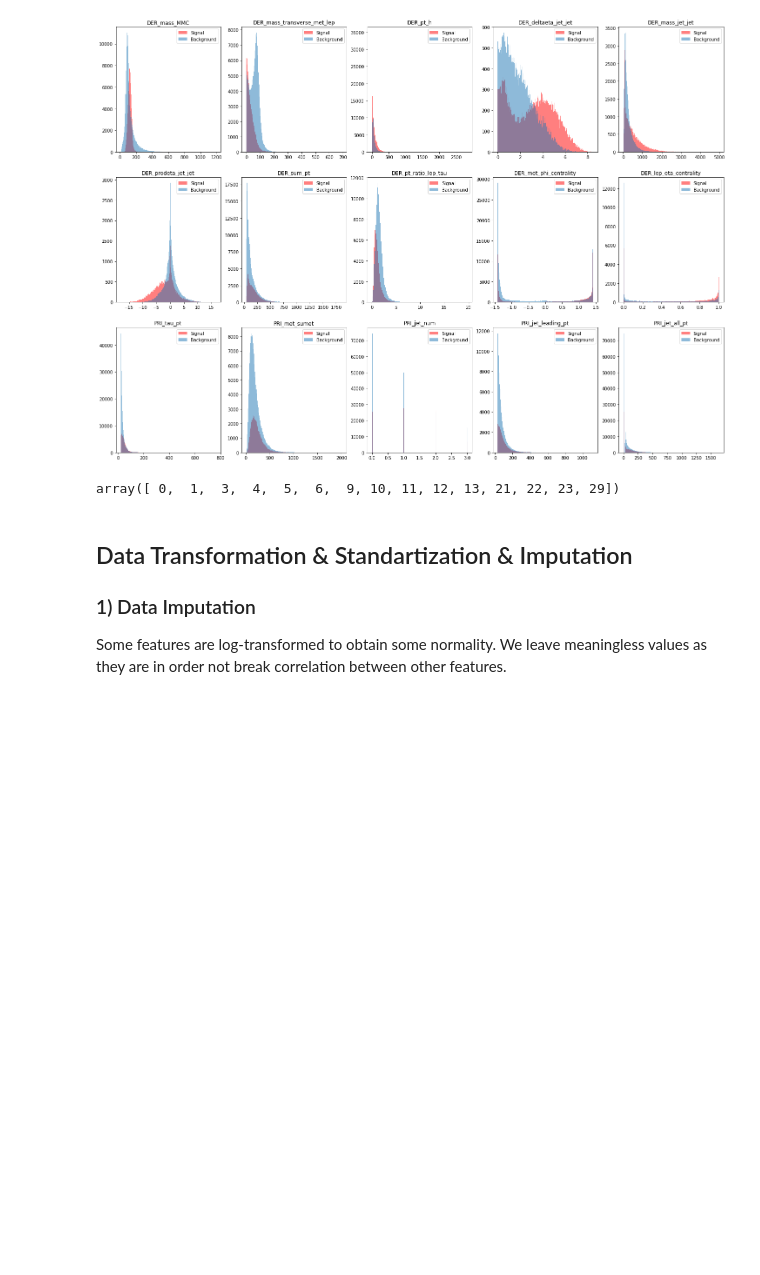
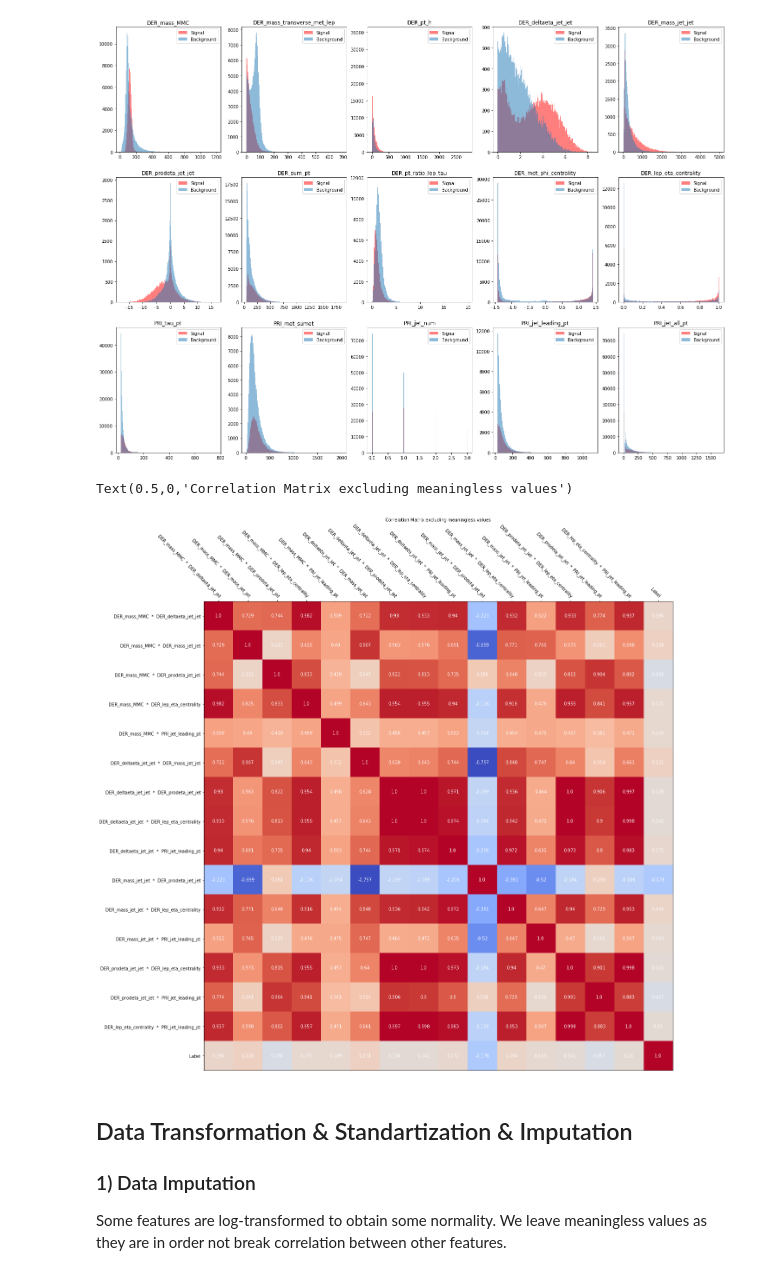
Before and after one commit to canaltinigne/EPFL-ML-Project_1, a Jupyter notebook: code/Feature_Engineering.ipynb, the cells around one changed output. Saved outputs shown, nothing was run; the diff lists cells and outputs as text; code cells hidden in the pictures; blank space fills up the shorter version.

```diff
--- a/code/Feature_Engineering.ipynb
+++ b/code/Feature_Engineering.ipynb
@@ -394,10 +390,47 @@ for i in range(3):
         counter += 1
 # %% [output]
 [figure]
-# %%
-selected_features
-# %% [output]
-array([ 0,  1,  3,  4,  5,  6,  9, 10, 11, 12, 13, 21, 22, 23, 29])
+# %%
+col_num = concrete_cols
+cols = []
+
+for i in range(15):
+    cols.append(squared_feat[:,i])
+
+cols.append(y_train)
+
+correlations = np.corrcoef(cols)
+
+fig, ax = plt.subplots(figsize=(20,20))
+im = ax.imshow(correlations, cmap=cm.coolwarm)
+
+ax.xaxis.set_label_position('top')
+
+# We want to show all ticks...
+ax.set_xticks(np.arange(len(cols)))
+ax.set_yticks(np.arange(len(cols)))
+# ... and label them with the respective list entries
+ax.set_xticklabels(np.append(col_names[1:], 'Label'))
+ax.set_yticklabels(np.append(col_names[1:], 'Label'))
+
+
+
+# Let the horizontal axes labeling appear on top.
+ax.tick_params(top=True, bottom=False, labeltop=True, labelbottom=False)
+
+# Rotate the tick labels and set their alignment.
+plt.setp(ax.get_xticklabels(), rotation=-45, ha="right",rotation_mode="anchor")
+
+# Loop over data dimensions and create text annotations.
+for i in range(len(cols)):
+    for j in range(len(cols)):
+        text = ax.text(j, i, np.around(correlations[i, j],3),
+                       ha="center", va="center", color="w")
+
+ax.set_xlabel("Correlation Matrix excluding meaningless values")
+# %% [output]
+Text(0.5,0,'Correlation Matrix excluding meaningless values')
+[figure, added]
 # %% [markdown]
 ## Data Transformation & Standartization & Imputation
 
```
Also changed, not shown: parts of 17 cells of this notebook, 1 other file.
